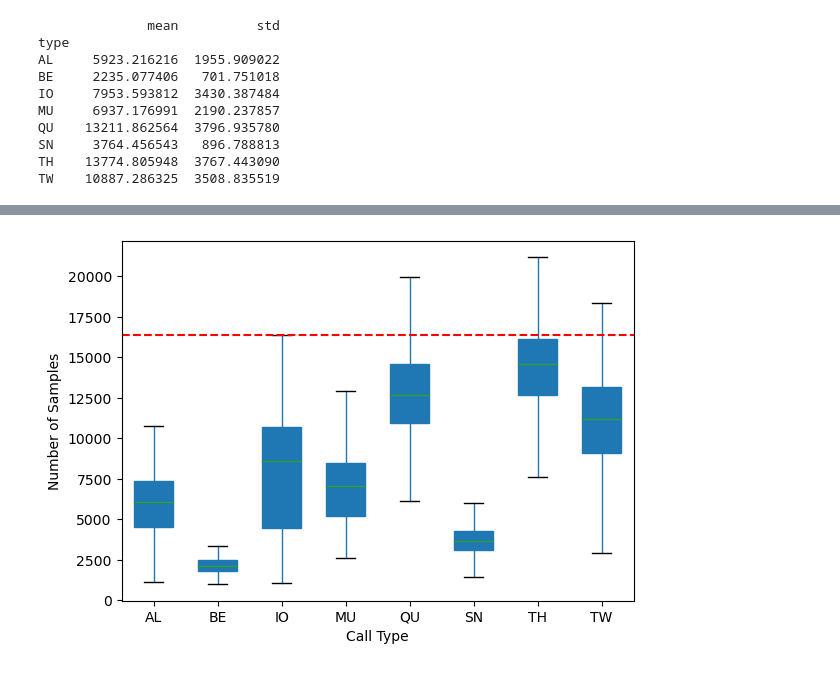
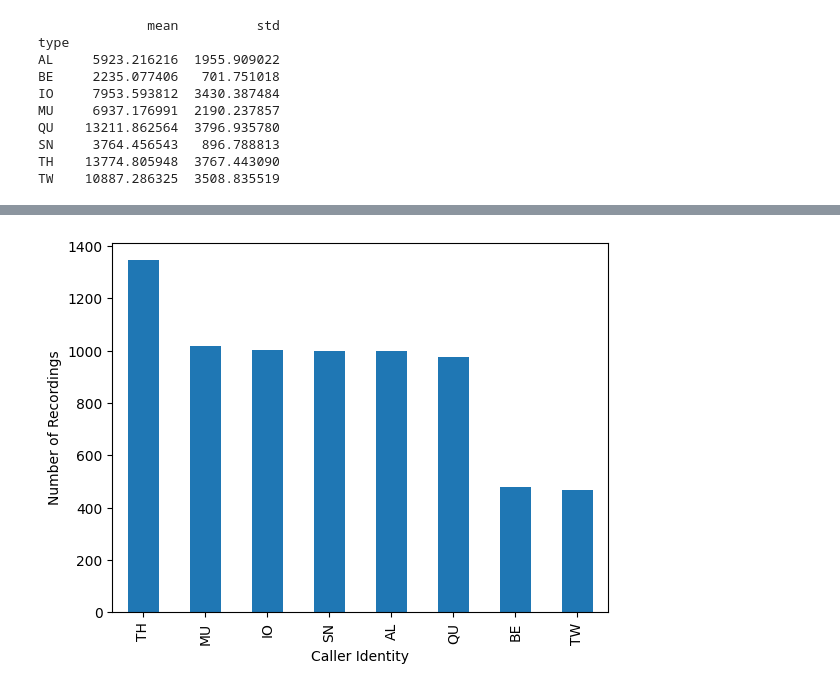
Before and after one commit to JaydenDave/decoding-animimal-communication, a Jupyter notebook: winfoGAN/giant_otters.ipynb, the cells around one changed output, grey strips where cells are left out. Cells and saved outputs as stored; diff of their text form; code cells hidden in the pictures.

```diff
--- a/winfoGAN/giant_otters.ipynb
+++ b/winfoGAN/giant_otters.ipynb
@@ -159,3 +167,5 @@ QU    13211.862564  3796.935780
 SN     3764.456543   896.788813
 TH    13774.805948  3767.443090
 TW    10887.286325  3508.835519
+# %%
+df["dur"] = df["n_samples"]/24414
@@ -162,13 +204,9 @@ TW    10887.286325  3508.835519
 # %%
-df.boxplot(column='n_samples', by='type', showfliers=False, widths=0.6, patch_artist=True, grid=False)
-
-plt.title('')
-plt.suptitle('')  # Removing default grouping title
-plt.xlabel('Call Type')
-plt.axhline(16384, color='r', linestyle="dashed")
-plt.ylabel('Number of Samples')
-fig_dir = "C:/Users/Jayde/Desktop/library/macaques/box_plot.png"
+df["type"].value_counts().plot.bar()
+plt.xlabel("Caller Identity")
+plt.ylabel("Number of Recordings")
+fig_dir = "C:/Users/Jayde/Desktop/library/macaques/bar_chart.png"
 plt.savefig(fig_dir, dpi= 300, bbox_inches = "tight", transparent = True)
 plt.show()
 # %% [output]
-[figure, old version]
+[figure, new version]
```
Also changed, not shown: parts of 11 cells of this notebook, 20 other files.
